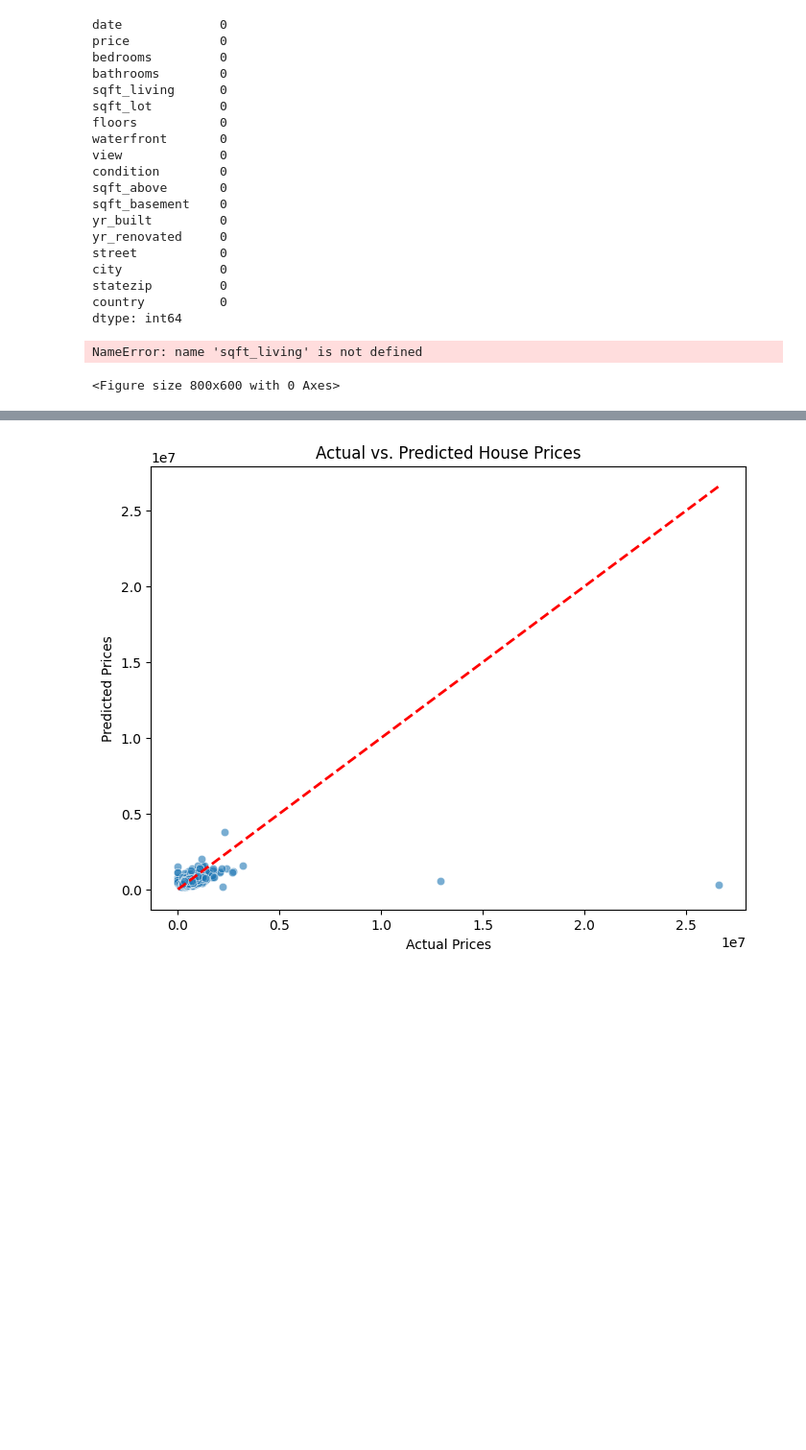
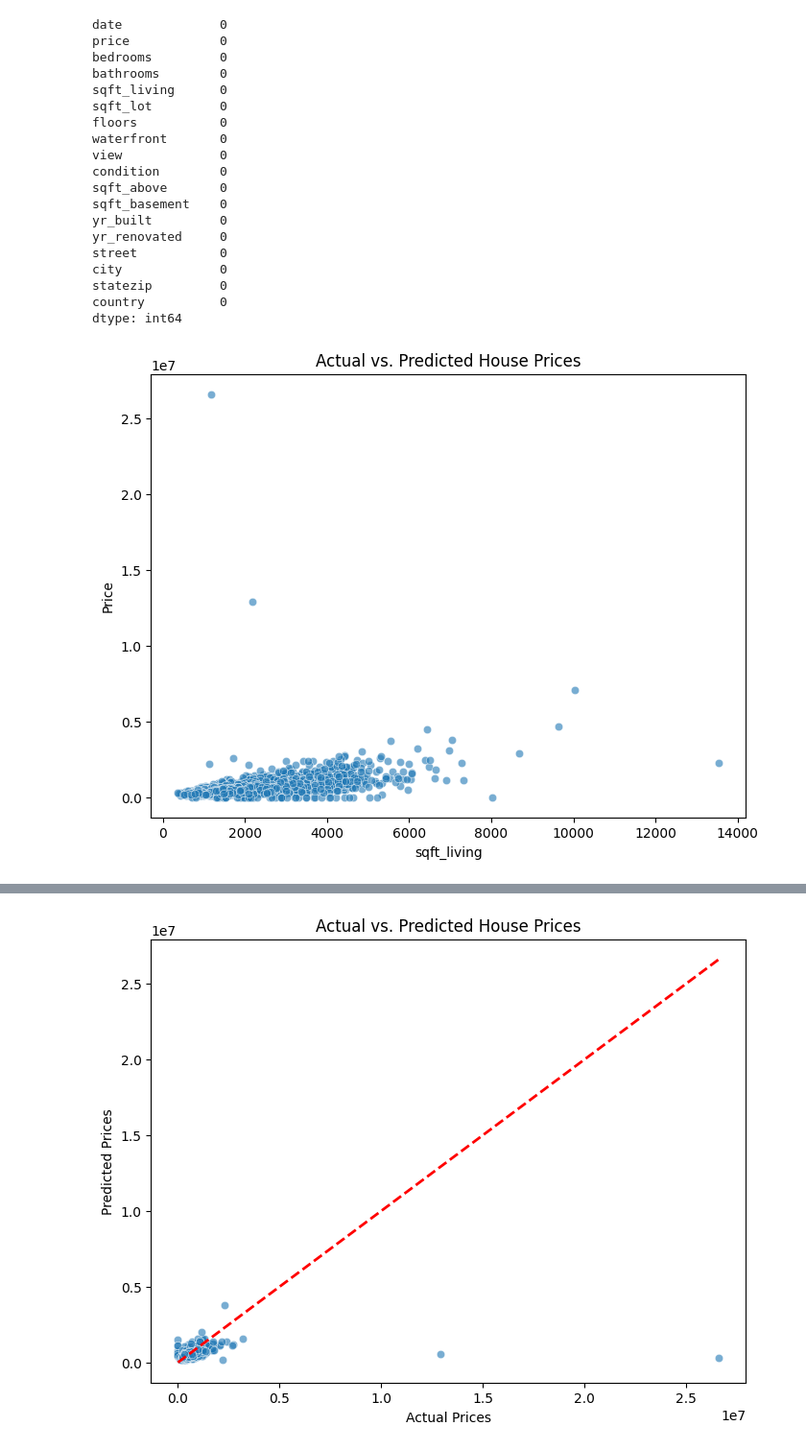
Before and after one commit to NIlesh-Thamke/Machine-Learning-Practicals, a Jupyter notebook: Practical_4.ipynb, the cells around one changed output, grey strips where cells are left out. Shown at 96% size. Saved outputs shown, nothing was run; the diff lists cells and outputs as text; code cells hidden in the pictures; blank space fills up the shorter version.

```diff
--- a/Practical_4.ipynb
+++ b/Practical_4.ipynb
@@ -13,4 +14,4 @@ from sklearn.metrics import mean_absolute_error, mean_squared_error,r2_score
 # %%
-data = pd.read_csv('data.csv')
+data = pd.read_csv('/content/data.csv')
 print(data.head())
 # %% [output]
@@ -81,14 +82,13 @@ X = data[['sqft_living','floors','bedrooms']]  # Features (independent variables
 y = data["price"]
 # %%
 plt.figure(figsize=(8, 6))
-sns.scatterplot(x=sqft_living, y=price, alpha=0.6)
+sns.scatterplot(x=data['sqft_living'], y=data['price'], alpha=0.6)  # Access columns using data['column_name']
 plt.xlabel("sqft_living")
 plt.ylabel("Price")
 plt.title("Actual vs. Predicted House Prices")
 plt.show()
 # %% [output]
-NameError: name 'sqft_living' is not defined
-<Figure size 800x600 with 0 Axes>
+[figure, added]
 # %%
 X_train, X_test, y_train, y_test = train_test_split(X, y, test_size=0.2, random_state=42)
 # %%
```
Also changed, not shown: parts of 8 cells of this notebook.
